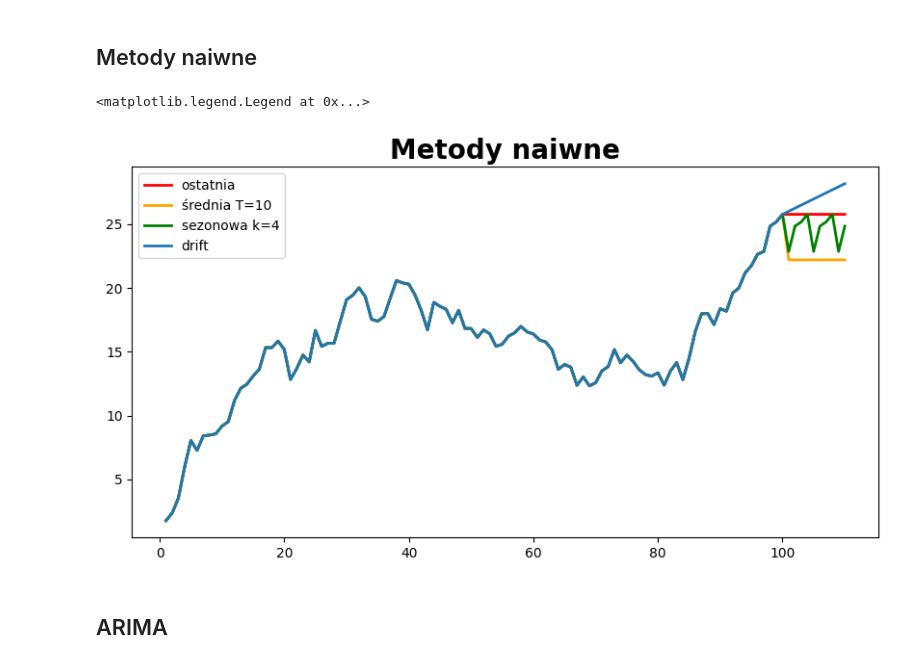
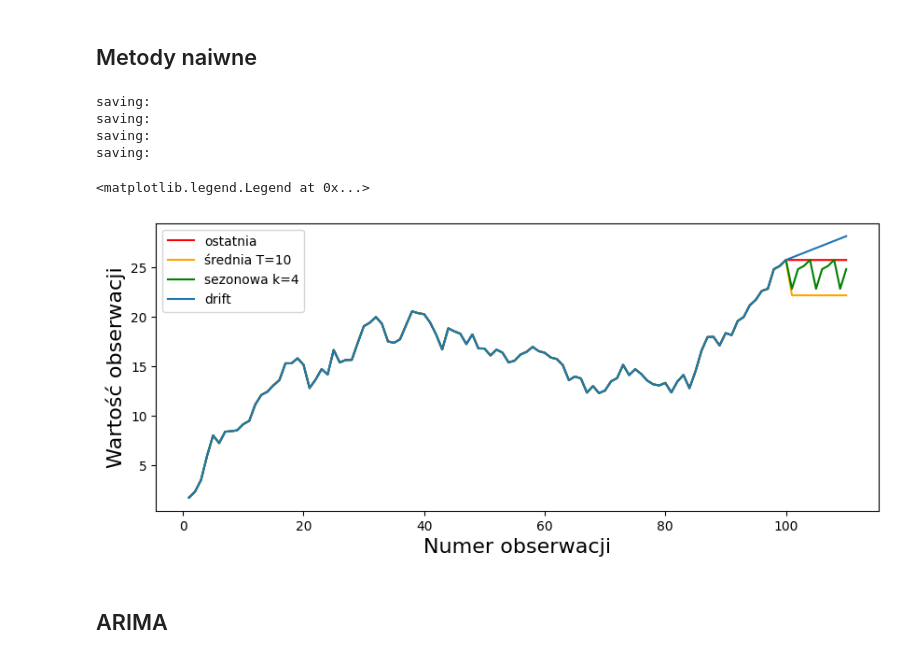
Before and after one commit to sebastiansukiennik01/ForexForecasting, a Jupyter notebook: chapter_2.ipynb, the cells around one changed output. Drawn from its saved outputs; the diff is of its cells as text; code cells hidden in the pictures.

Commit message:
Add label and removed titles from all charts

```diff
--- a/chapter_2.ipynb
+++ b/chapter_2.ipynb
@@ -10,22 +15,30 @@ from src.forecast import  NaiveAVG, NaiveLast, NaiveSeasonal, NaiveDrift
 ## Metody naiwne
 # %%
 ar1 = autoregressive(n=100, seed=0, start=0, order=1, ro=[1], c=0.2)
-ar1_f_last = NaiveLast(values=ar1, h=10).predict()
-ar1_f_avg = NaiveAVG(values=ar1, h=10, T=10).predict()
-ar1_f_sns = NaiveSeasonal(values=ar1, h=10, k=4).predict()
-ar1_f_drift = NaiveDrift(values=ar1, h=10).predict()
+ar1_f_last = NaiveLast(h=10)
+ar1_f_last.predict(values=ar1)
+ar1_f_avg = NaiveAVG(h=10, T=10)
+ar1_f_avg.predict(values=ar1)
+ar1_f_sns = NaiveSeasonal(h=10, k=4)
+ar1_f_sns.predict(values=ar1)
+ar1_f_drift = NaiveDrift(h=10)
+ar1_f_drift.predict(values=ar1)
 
 
-x = np.linspace(1, len(ar1_f_last), num=len(ar1_f_last))
-lp = LinearPlot(title="Metody naiwne")
-lp.plot_linear(x, ar1_f_last, label="ostatnia", color="red")
-lp.plot_linear(x, ar1_f_avg, label="średnia T=10", color="orange")
-lp.plot_linear(x, ar1_f_sns, label="sezonowa k=4", color="green")
-lp.plot_linear(x, ar1_f_drift, label="drift")
+x = np.linspace(1, len(ar1_f_last.y), num=len(ar1_f_last.y))
+lp = LinearPlot()
+lp.plot(x, ar1_f_last.y, label="ostatnia", color="red")
+lp.plot(x, ar1_f_avg.y, label="średnia T=10", color="orange")
+lp.plot(x, ar1_f_sns.y, label="sezonowa k=4", color="green")
+lp.plot(x, ar1_f_drift.y, label="drift", xlabel="Numer obserwacji", ylabel="Wartość obserwacji")
 plt.legend()
 # %% [output]
-<matplotlib.legend.Legend at 0x...>
+saving:
+saving:
+saving:
+saving:
+<matplotlib.legend.Legend at 0x...>
-[figure, old version]
+[figure, new version]
 # %% [markdown]
 ## ARIMA
 # %% [markdown]
```
Also changed, not shown: parts of 9 cells of this notebook, 7 other files.
